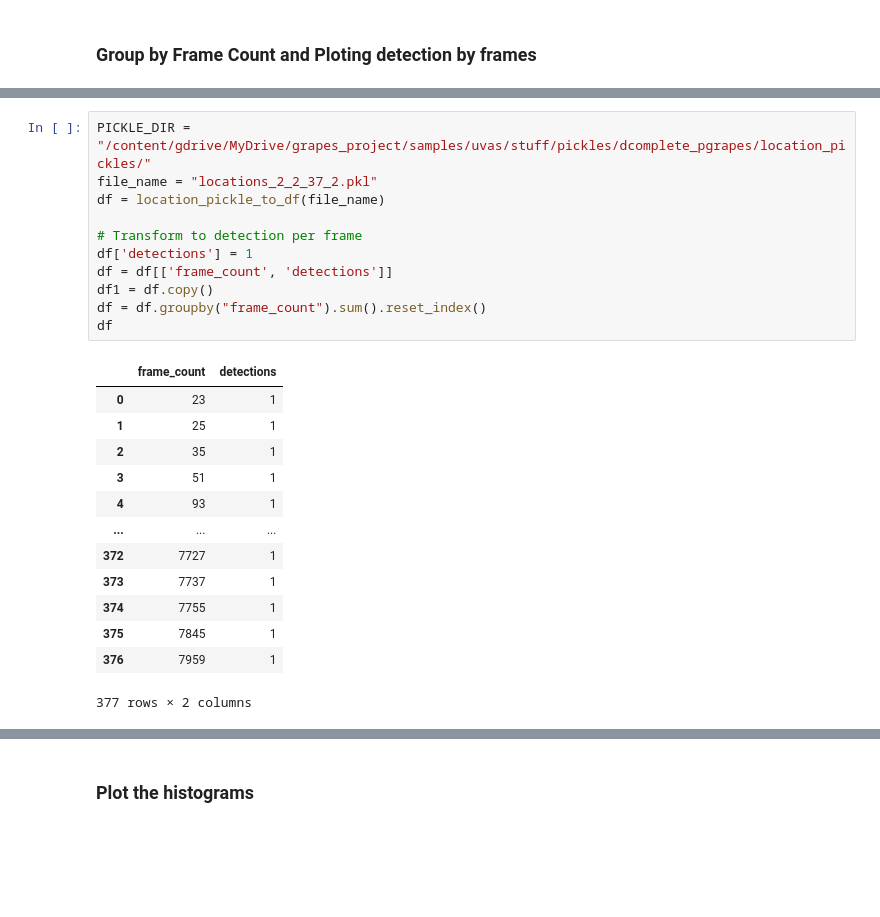
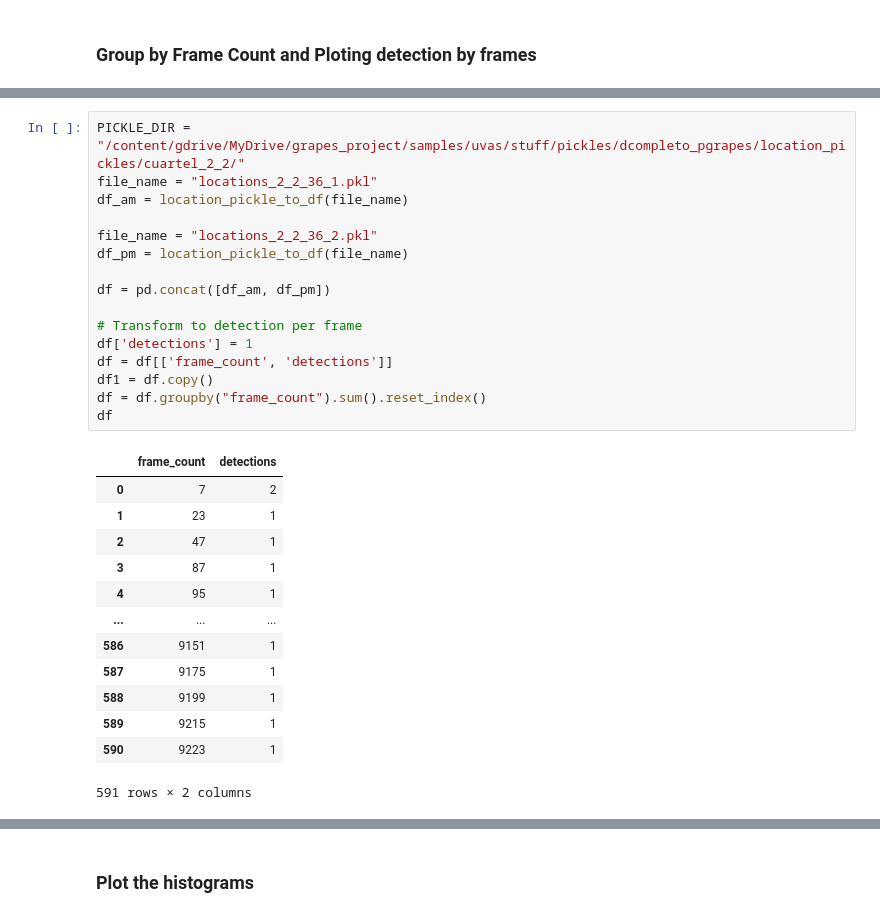
Before and after one commit to Tubaher/grapes_project, a Jupyter notebook: samples/uvas/utils/notebooks/plot_pickles_results.ipynb, the cells around one changed output, grey strips where cells are left out. Drawn from its saved outputs; the diff is of its cells as text; blank space fills up the shorter version.

```diff
--- a/samples/uvas/utils/notebooks/plot_pickles_results.ipynb
+++ b/samples/uvas/utils/notebooks/plot_pickles_results.ipynb
@@ -31,26 +99,31 @@ def location_pickle_to_df(file_name):
 # %%
-PICKLE_DIR = "/content/gdrive/MyDrive/grapes_project/samples/uvas/stuff/pickles/dcomplete_pgrapes/location_pickles/"
-file_name = "locations_2_2_37_2.pkl"
-df = location_pickle_to_df(file_name)
+PICKLE_DIR = "/content/gdrive/MyDrive/grapes_project/samples/uvas/stuff/pickles/dcompleto_pgrapes/location_pickles/cuartel_2_2/"
+file_name = "locations_2_2_36_1.pkl"
+df_am = location_pickle_to_df(file_name)
+
+file_name = "locations_2_2_36_2.pkl"
+df_pm = location_pickle_to_df(file_name)
+
+df = pd.concat([df_am, df_pm])
 
 # Transform to detection per frame
 df['detections'] = 1
 df = df[['frame_count', 'detections']]
 df1 = df.copy()
 df = df.groupby("frame_count").sum().reset_index()
 df
 # %% [output]
 |  | frame_count | detections |
-| 0 | 23 | 1 |
-| 1 | 25 | 1 |
-| 2 | 35 | 1 |
-| 3 | 51 | 1 |
-| 4 | 93 | 1 |
+| 0 | 7 | 2 |
+| 1 | 23 | 1 |
+| 2 | 47 | 1 |
+| 3 | 87 | 1 |
+| 4 | 95 | 1 |
 | ... | ... | ... |
-| 372 | 7727 | 1 |
-| 373 | 7737 | 1 |
-| 374 | 7755 | 1 |
-| 375 | 7845 | 1 |
-| 376 | 7959 | 1 |
+| 586 | 9151 | 1 |
+| 587 | 9175 | 1 |
+| 588 | 9199 | 1 |
+| 589 | 9215 | 1 |
+| 590 | 9223 | 1 |
-377 rows × 2 columns
+591 rows × 2 columns
 # %%
```
Also changed, not shown: parts of 21 cells of this notebook, 4 other files.
